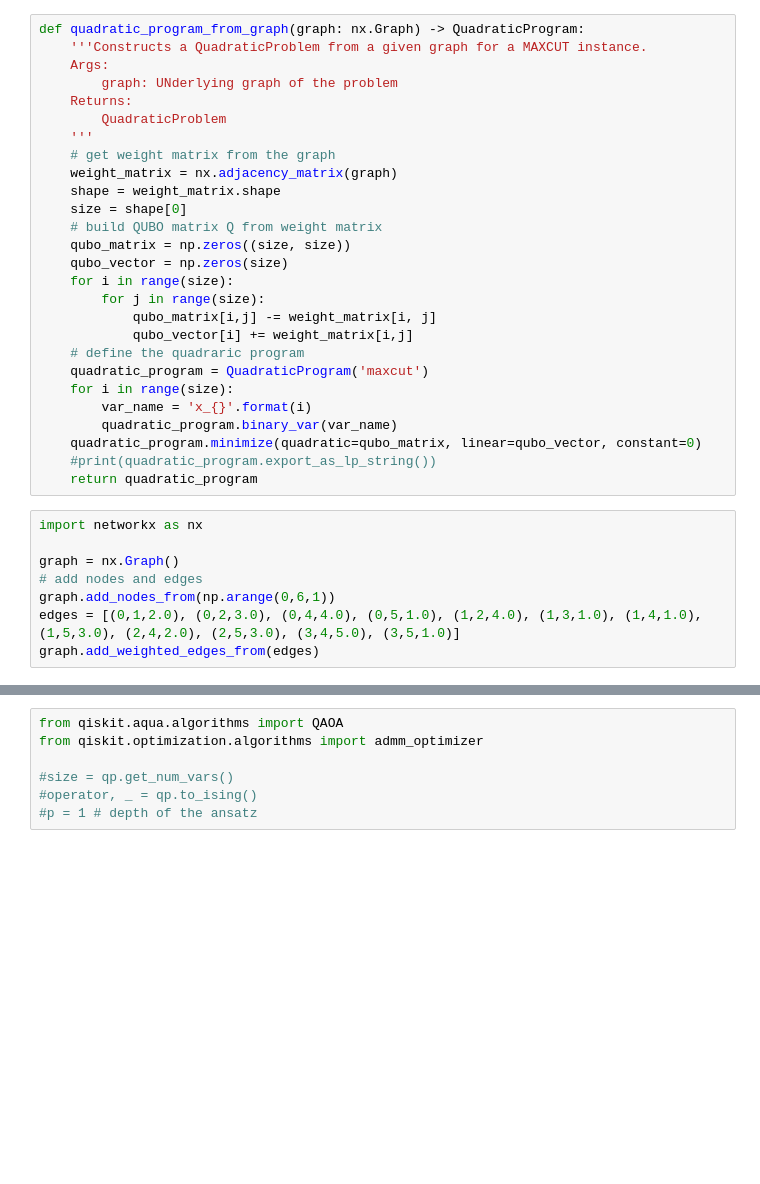
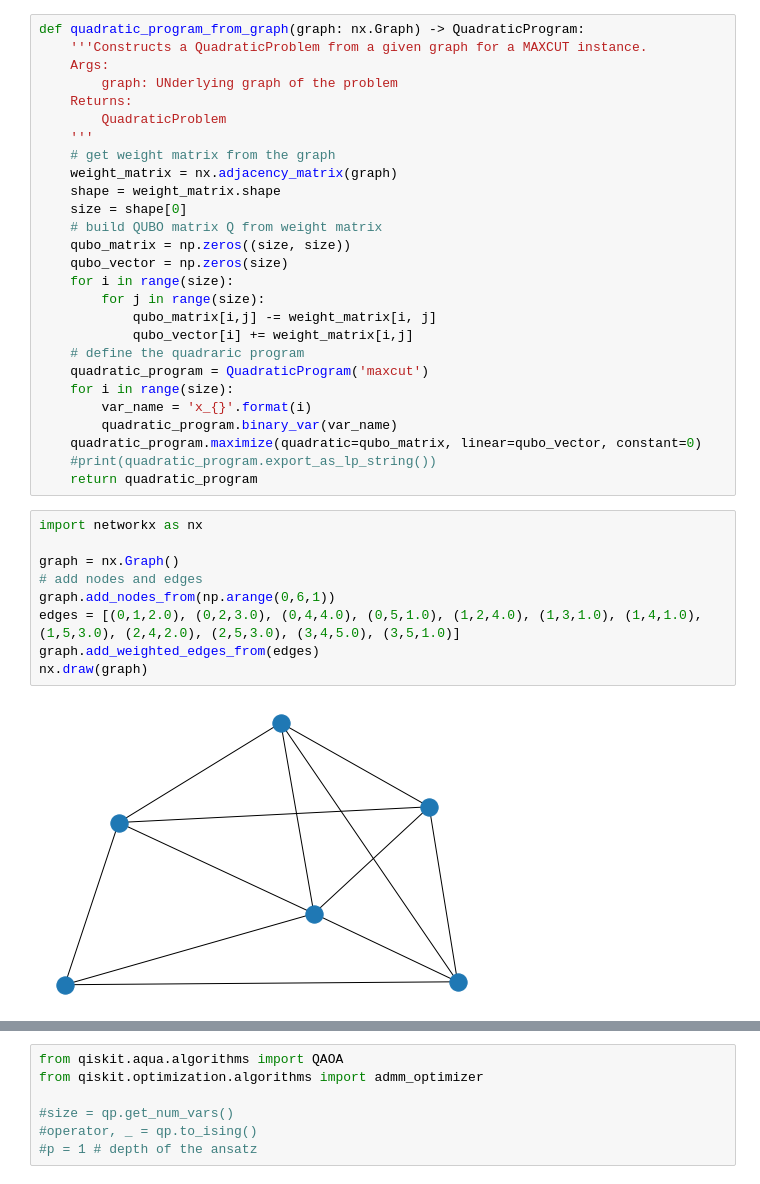
Before and after one commit to petr-ivashkov/qiskit-learning, a Jupyter notebook: maxcut.ipynb, the cells around one changed output, grey strips where cells are left out. Drawn from its saved outputs; the diff is of its cells as text; blank space fills up the shorter version.

```diff
--- a/maxcut.ipynb
+++ b/maxcut.ipynb
@@ -42,14 +43,17 @@ def quadratic_program_from_graph(graph: nx.Graph) -> QuadraticProgram:
     for i in range(size):
         var_name = 'x_{}'.format(i)
         quadratic_program.binary_var(var_name)
-    quadratic_program.minimize(quadratic=qubo_matrix, linear=qubo_vector, constant=0)
+    quadratic_program.maximize(quadratic=qubo_matrix, linear=qubo_vector, constant=0)
     #print(quadratic_program.export_as_lp_string())
     return quadratic_program
 # %%
 import networkx as nx
 
 graph = nx.Graph()
 # add nodes and edges
 graph.add_nodes_from(np.arange(0,6,1))
 edges = [(0,1,2.0), (0,2,3.0), (0,4,4.0), (0,5,1.0), (1,2,4.0), (1,3,1.0), (1,4,1.0), (1,5,3.0), (2,4,2.0), (2,5,3.0), (3,4,5.0), (3,5,1.0)]
 graph.add_weighted_edges_from(edges)
+nx.draw(graph)
+# %% [output]
+[figure, added]
```
Also changed, not shown: parts of 10 cells of this notebook, 1 other file.
